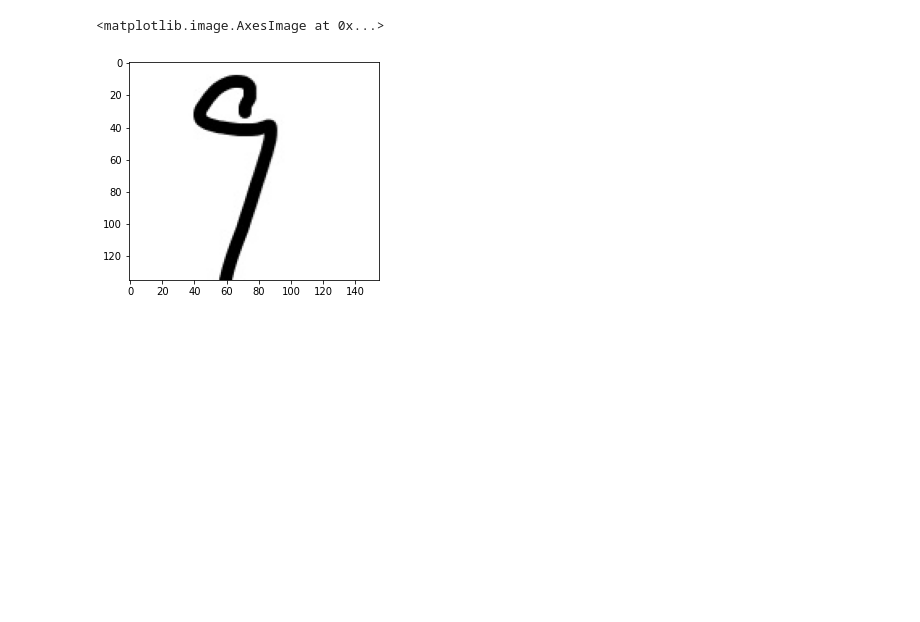
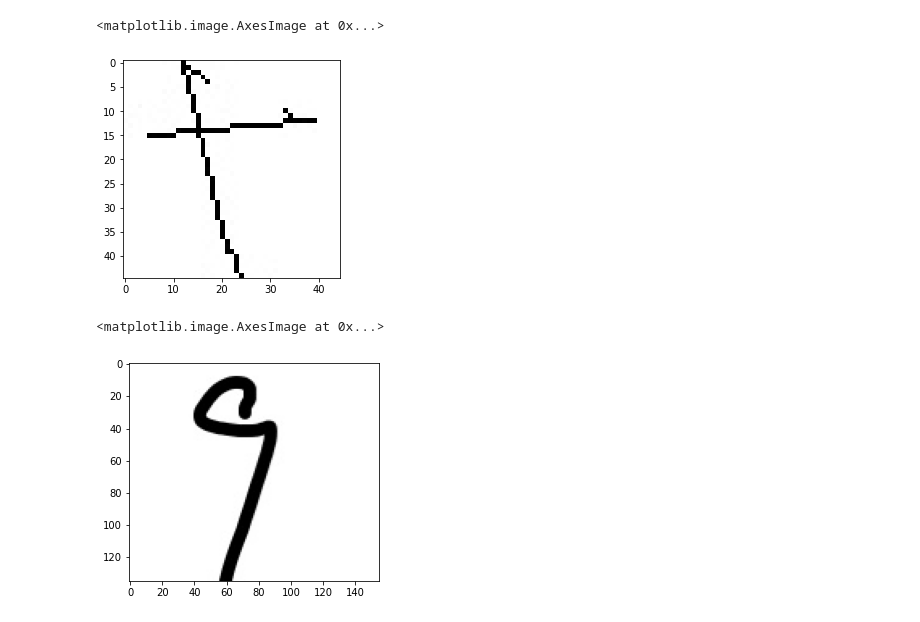
Before and after one commit to shubham-shinde/optical_character_recognition, a Jupyter notebook: notebooks/Symbols Data Augmentations.ipynb, the cells around one changed output. Cells and saved outputs as stored; diff of their text form; code cells hidden in the pictures; blank space fills up the shorter version.

```diff
--- a/notebooks/Symbols Data Augmentations.ipynb
+++ b/notebooks/Symbols Data Augmentations.ipynb
@@ -20,9 +20,17 @@ class ToBlackAndWhite(ImageOnlyTransform):
 # %%
 train_dataset_path = '../dataset/handwritten_math_symbols/train/'
 eval_dataset_path = '../dataset/handwritten_math_symbols/eval/'
+crohme_dataset_path = '../dataset/crohm_symbols/'
 # %%
 train_dataset = torchvision.datasets.ImageFolder(root=train_dataset_path)
 eval_dataset = torchvision.datasets.ImageFolder(root=eval_dataset_path)
+crohme_dataset = torchvision.datasets.ImageFolder(root=crohme_dataset_path)
+# %%
+crohm_img = crohme_dataset[3332][0]
+plt.imshow(np.array(crohm_img))
+# %% [output]
+<matplotlib.image.AxesImage at 0x...>
+[figure, added]
 # %%
 img = train_dataset[3510][0]
 plt.imshow(np.array(img)/255)
```
Also changed, not shown: parts of 3 cells of this notebook, 4 other files.
